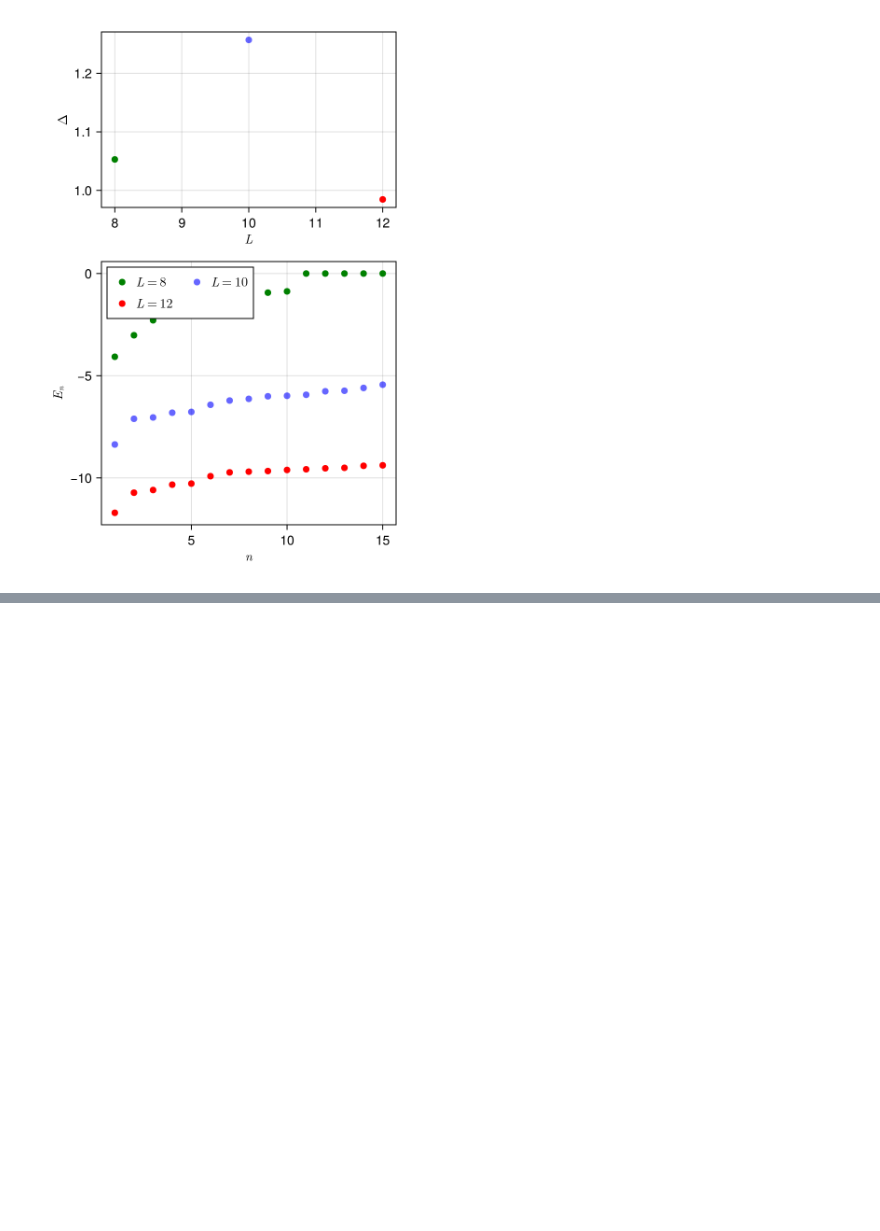
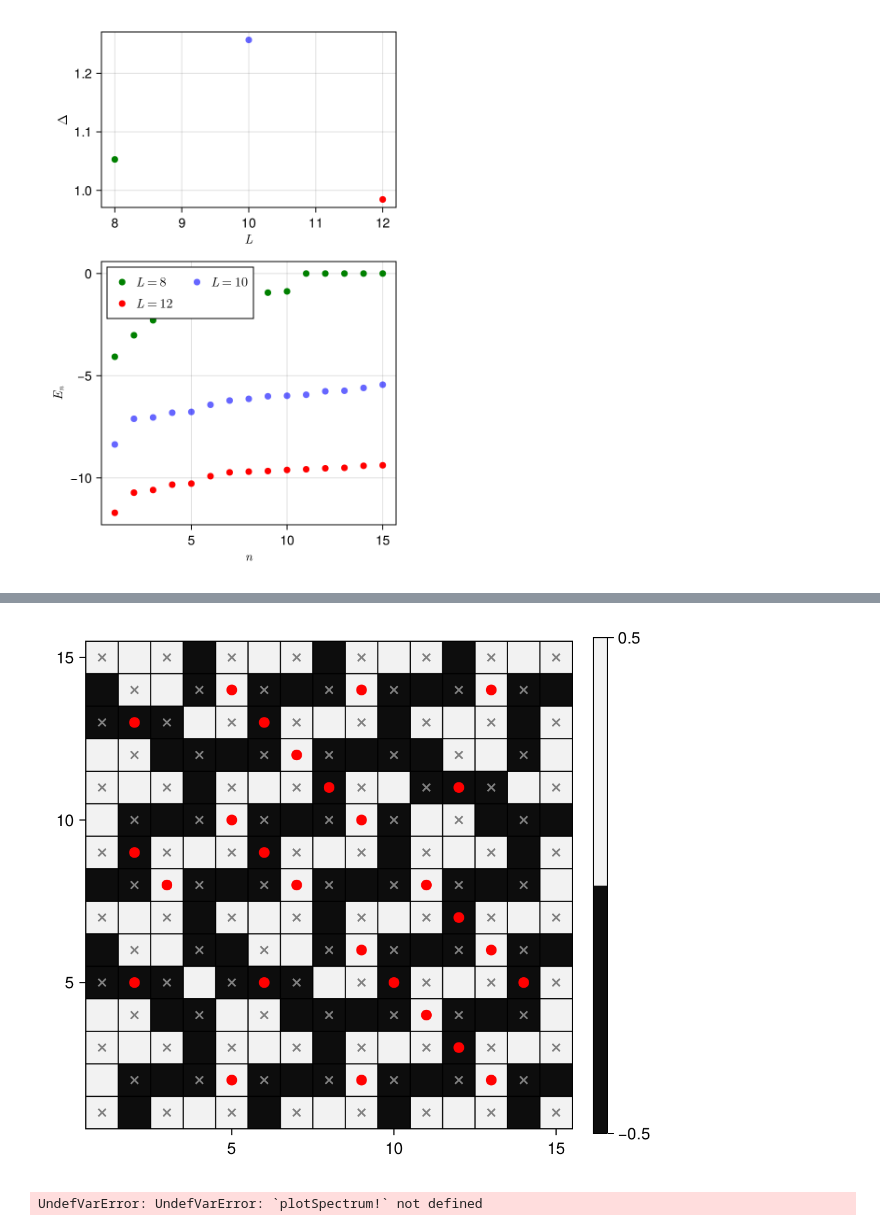
Before and after one commit to NilsNiggemann/SpiderWebModel.jl, a Jupyter notebook: Application/PeriodicStateFluctuations.ipynb, the cells around one changed output, grey strips where cells are left out. Drawn from its saved outputs; the diff is of its cells as text; code cells hidden in the pictures; blank space fills up the shorter version.

```diff
--- a/Application/PeriodicStateFluctuations.ipynb
+++ b/Application/PeriodicStateFluctuations.ipynb
@@ -405,0 +410,29 @@ end
+# %%
+paths = SW.generateRandomPaths(SW.getStairCase(15),100,10)
+confs = SW.spinConfig.(paths)
+
+SW.plotApplPlaquettes(rand(confs))
+# %% [output]
+[figure, added]
+# %%
+function plotSpectrum_periodic_RK!(ax,axgap,L;kwargs...)
+    State = getPeriodic(getStairCase(L))
+    eval = solveED(State,1.,nev = 15).sol.values
+    Δ = eval[2] - eval[1]
+    scatter!(ax,1:length(eval),eval;kwargs...)
+    scatter!(axgap,L,Δ;kwargs...)
+end
+
+let
+    fig = Figure(size = 400 .* (1,1.5))
+    axgap = Axis(fig[1,1],xlabel = L"L",ylabel = L"Δ")
+    ax = Axis(fig[2,1],xlabel = L"n",ylabel = L"E_n")
+    plotSpectrum_periodic_RK!(ax,axgap,8,markersize = 10,color = :green,label = L"L=8")
+    plotSpectrum_periodic_RK!(ax,axgap,10,markersize = 10;color = (:blue,0.6),label = L"L=10")
+    plotSpectrum_periodic_RK!(ax,axgap,12,markersize = 10;color = :red,label = L"L=12")
+    rowsize!(fig.layout,1,Relative(0.4))
+    axislegend(ax,position = :lt,nbanks = 2)
+    fig
+end
+# %% [output]
+UndefVarError: UndefVarError: `plotSpectrum!` not defined
```
Also changed, not shown: parts of 2 cells of this notebook, 4 other files.
